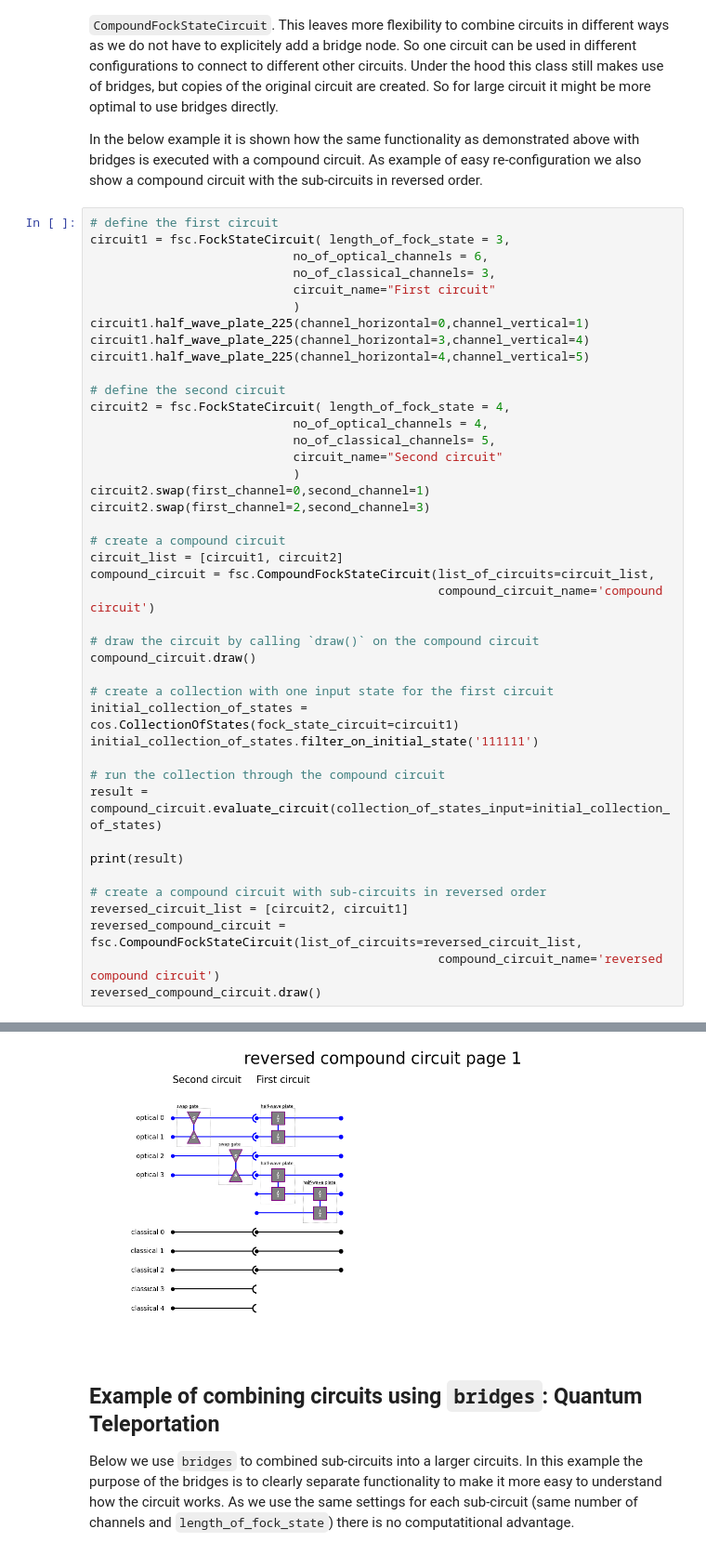
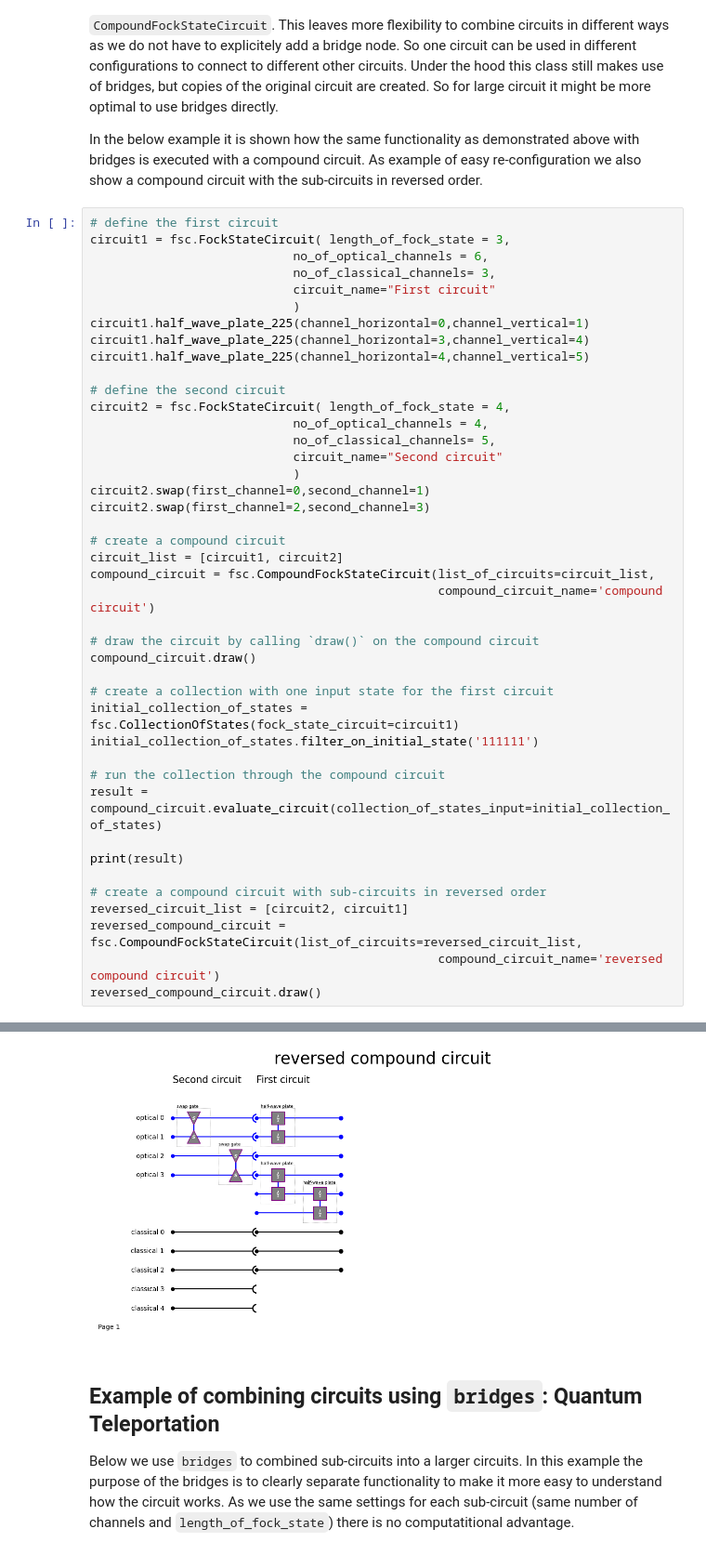
Before and after one commit to robhendrik/FockStateCircuit, a Jupyter notebook: docs/combining_fock_state_circuits_tutorial.ipynb, the cells around one changed output, grey strips where cells are left out. Shown at 93% size. Saved outputs shown, nothing was run; the diff lists cells and outputs as text.

```diff
--- a/docs/combining_fock_state_circuits_tutorial.ipynb
+++ b/docs/combining_fock_state_circuits_tutorial.ipynb
@@ -124,7 +123,7 @@ compound_circuit = fsc.CompoundFockStateCircuit(list_of_circuits=circuit_list,
 compound_circuit.draw()
 
 # create a collection with one input state for the first circuit
-initial_collection_of_states = cos.CollectionOfStates(fock_state_circuit=circuit1)
+initial_collection_of_states = fsc.CollectionOfStates(fock_state_circuit=circuit1)
 initial_collection_of_states.filter_on_initial_state('111111')
 
 # run the collection through the compound circuit
@@ -152,11 +151,11 @@ Identifier: 'identifier_9'
 Initial state: '111111'
 Cumulative probability: 0.25
 ... (7 lines left out)
 Classical values: ['0.00', '0.00', '0.00', '0.00', '0.00']
 Optical components:
         Component: '2001' Amplitude: (0.71 - 0.00i), Probability: 0.50
         Component: '0201' Amplitude: (-0.71 + 0.00i), Probability: 0.50
-[figure, old version]
+[figure, new version]
 # %% [markdown]
 ## Example of combining circuits using `bridges`: Quantum Teleportation
 Below we use `bridges` to combined sub-circuits into a larger circuits. In this example the purpose of the bridges is to clearly separate functionality to make it more easy to understand how the circuit works. As we use the same settings for each sub-circuit (same number of channels and `length_of_fock_state`) there is no computatitional advantage.
```
Also changed, not shown: parts of 9 cells of this notebook, 11 other files.
